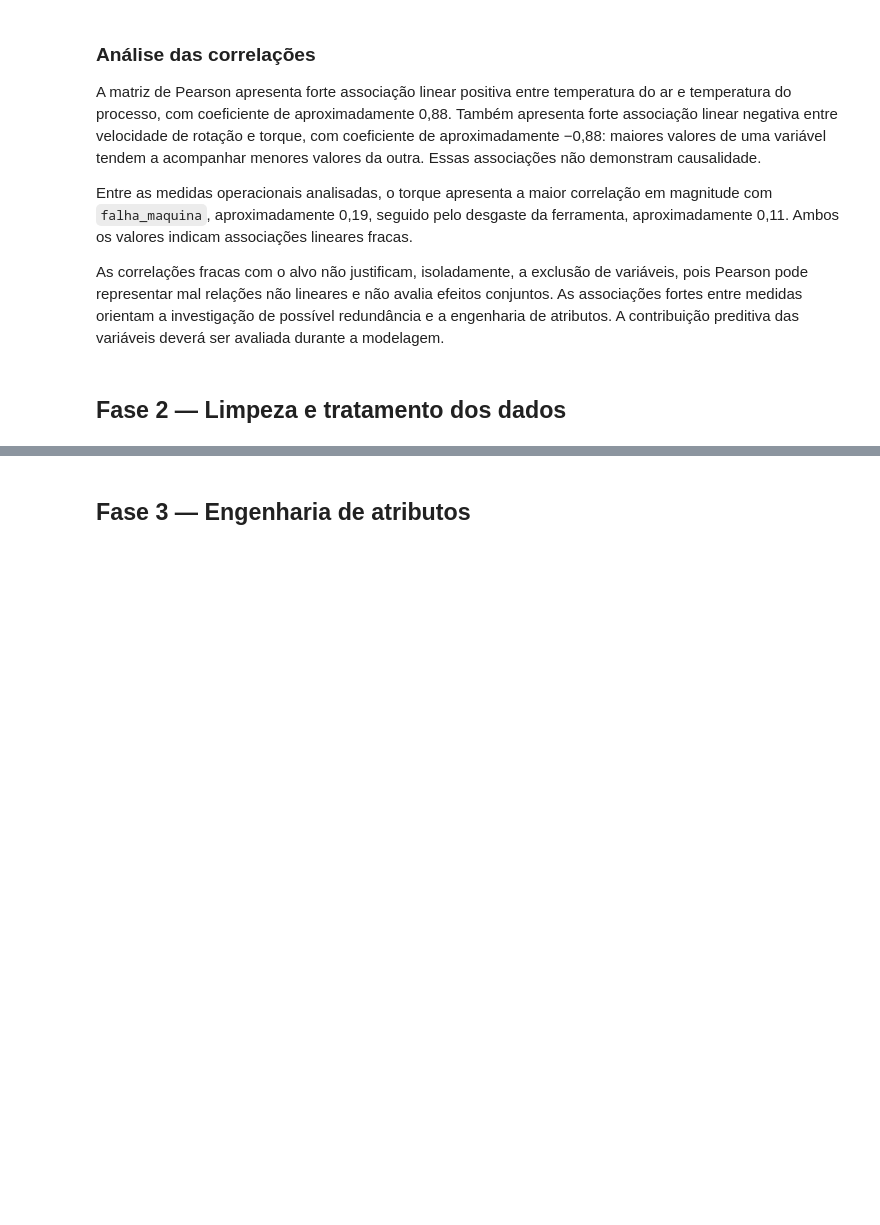
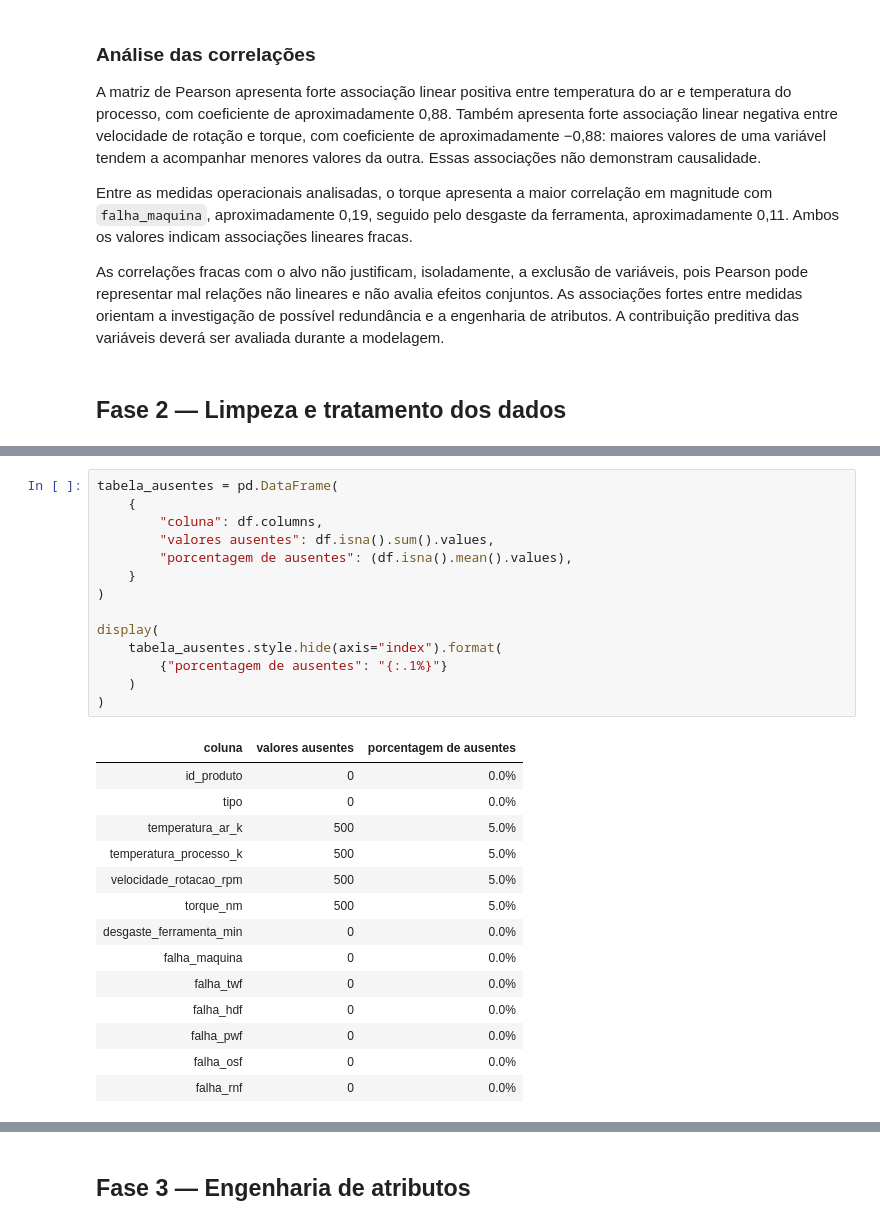
Before and after one commit to CorreaBrunoMiguel/projeto_final, a Jupyter notebook: notebooks/manutencao_preditiva.ipynb, the cells around one changed output, grey strips where cells are left out. Cells and saved outputs as stored; diff of their text form; blank space fills up the shorter version.

```diff
--- a/notebooks/manutencao_preditiva.ipynb
+++ b/notebooks/manutencao_preditiva.ipynb
@@ -316,0 +332,29 @@ As correlações fracas com o alvo não justificam, isoladamente, a exclusão de
+# %%
+tabela_ausentes = pd.DataFrame(
+    {
+        "coluna": df.columns,
+        "valores ausentes": df.isna().sum().values,
+        "porcentagem de ausentes": (df.isna().mean().values),
+    }
+)
+
+display(
+    tabela_ausentes.style.hide(axis="index").format(
+        {"porcentagem de ausentes": "{:.1%}"}
+    )
+)
+# %% [output]
+| coluna | valores ausentes | porcentagem de ausentes |
+| id_produto | 0 | 0.0% |
+| tipo | 0 | 0.0% |
+| temperatura_ar_k | 500 | 5.0% |
+| temperatura_processo_k | 500 | 5.0% |
+| velocidade_rotacao_rpm | 500 | 5.0% |
+| torque_nm | 500 | 5.0% |
+| desgaste_ferramenta_min | 0 | 0.0% |
+| falha_maquina | 0 | 0.0% |
+| falha_twf | 0 | 0.0% |
+| falha_hdf | 0 | 0.0% |
+| falha_pwf | 0 | 0.0% |
+| falha_osf | 0 | 0.0% |
+| falha_rnf | 0 | 0.0% |
```
Also changed, not shown: parts of 12 cells of this notebook.
